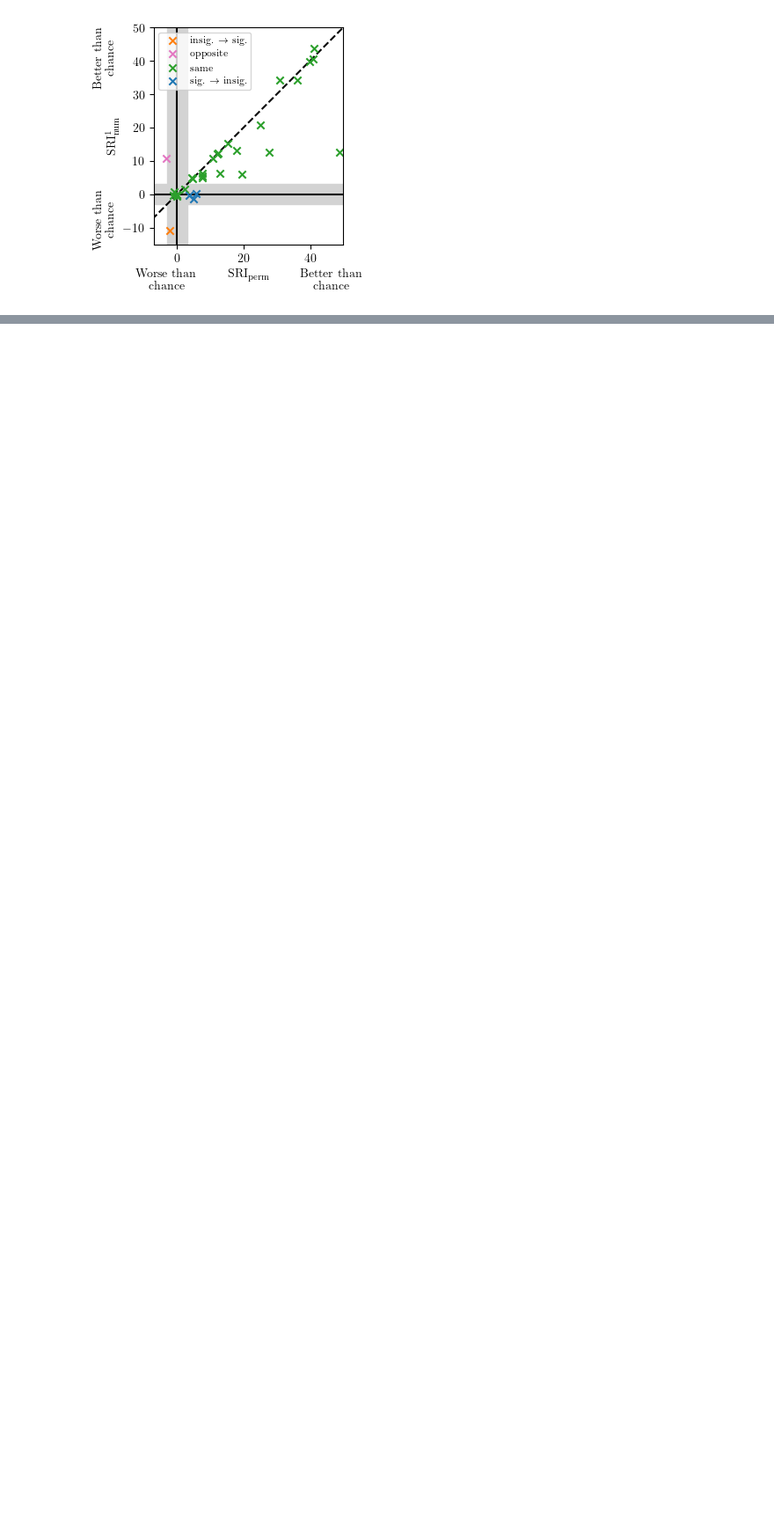
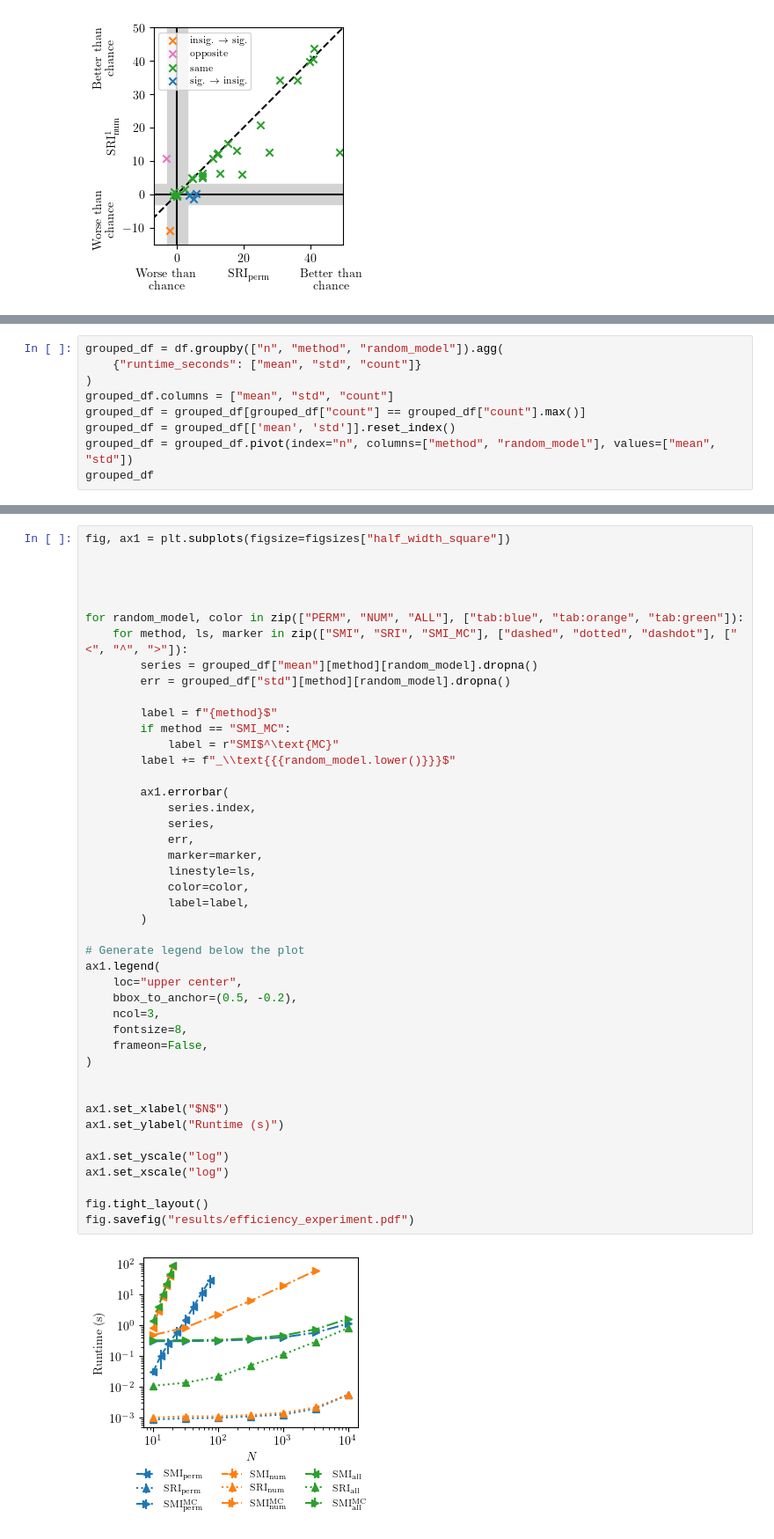
Before and after one commit to mad-lab-fau/standardized-clustering-comparison, a Jupyter notebook: plot_results.ipynb, the cells around one changed output, grey strips where cells are left out. Shown at 88% size. Drawn from its saved outputs; the diff is of its cells as text; blank space fills up the shorter version.

Commit message:
Add plot for efficiency experiment

```diff
--- a/plot_results.ipynb
+++ b/plot_results.ipynb
@@ -839,0 +853,9 @@ AMI$_\text{perm}$   0.065  0.126  0.160  0.207  0.206  0.236
+# %%
+grouped_df = df.groupby(["n", "method", "random_model"]).agg(
+    {"runtime_seconds": ["mean", "std", "count"]}
+)
+grouped_df.columns = ["mean", "std", "count"]
+grouped_df = grouped_df[grouped_df["count"] == grouped_df["count"].max()]
+grouped_df = grouped_df[['mean', 'std']].reset_index()
+grouped_df = grouped_df.pivot(index="n", columns=["method", "random_model"], values=["mean", "std"])
+grouped_df
@@ -839,0 +883,46 @@ AMI$_\text{perm}$   0.065  0.126  0.160  0.207  0.206  0.236
+# %%
+fig, ax1 = plt.subplots(figsize=figsizes["half_width_square"])
+
+
+
+
+for random_model, color in zip(["PERM", "NUM", "ALL"], ["tab:blue", "tab:orange", "tab:green"]):
+    for method, ls, marker in zip(["SMI", "SRI", "SMI_MC"], ["dashed", "dotted", "dashdot"], ["<", "^", ">"]):
+        series = grouped_df["mean"][method][random_model].dropna()
+        err = grouped_df["std"][method][random_model].dropna()
+
+        label = f"{method}$"
+        if method == "SMI_MC":
+            label = r"SMI$^\text{MC}"
+        label += f"_\\text{{{random_model.lower()}}}$"
+
+        ax1.errorbar(
+            series.index,
+            series,
+            err,
+            marker=marker,
+            linestyle=ls,
+            color=color,
+            label=label,
+        )
+
+# Generate legend below the plot
+ax1.legend(
+    loc="upper center",
+    bbox_to_anchor=(0.5, -0.2),
+    ncol=3,
+    fontsize=8,
+    frameon=False,
+)
+
+
+ax1.set_xlabel("$N$")
+ax1.set_ylabel("Runtime (s)")
+
+ax1.set_yscale("log")
+ax1.set_xscale("log")
+
+fig.tight_layout()
+fig.savefig("results/efficiency_experiment.pdf")
+# %% [output]
+[figure, added]
```
Also changed, not shown: parts of 8 cells of this notebook.
